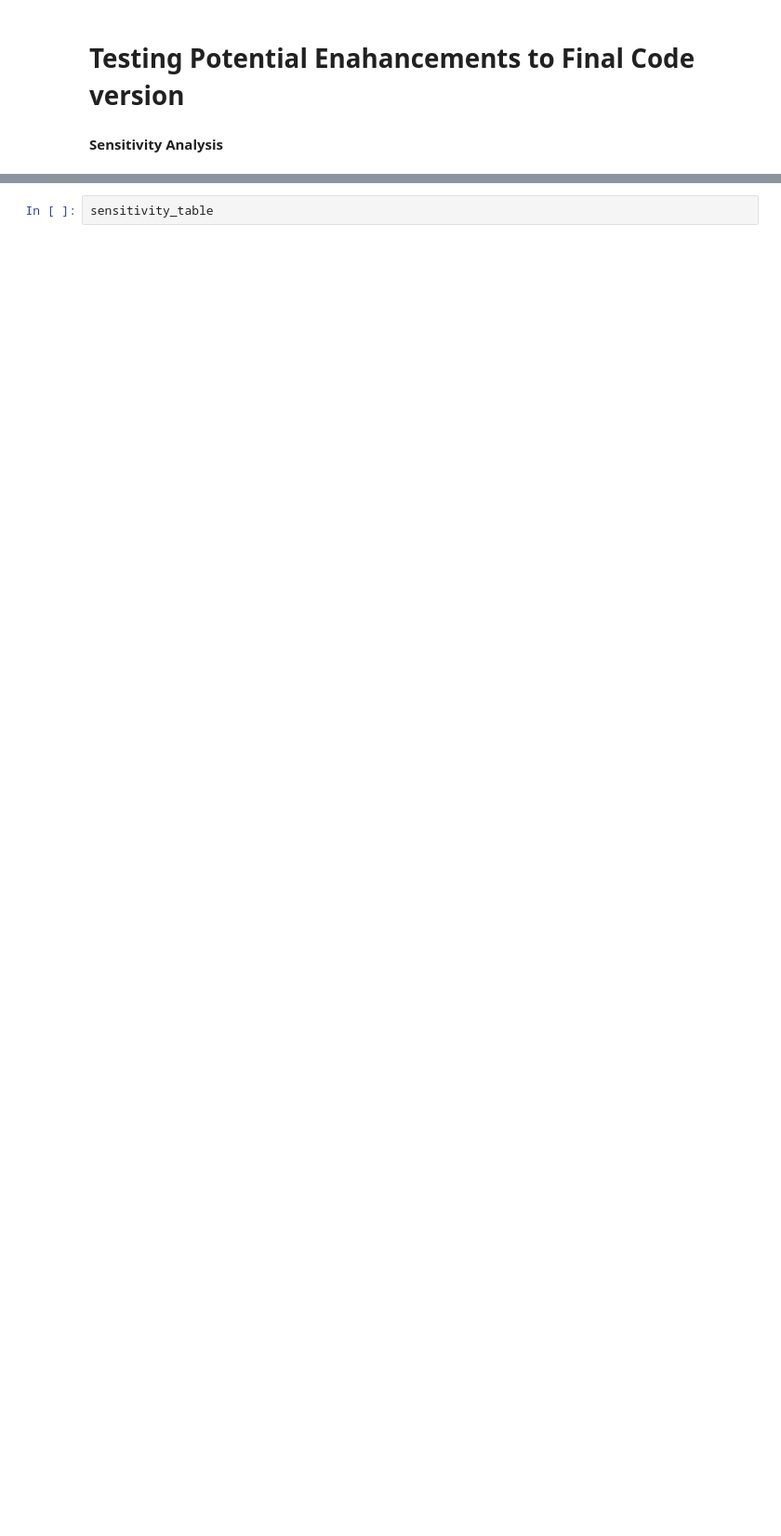
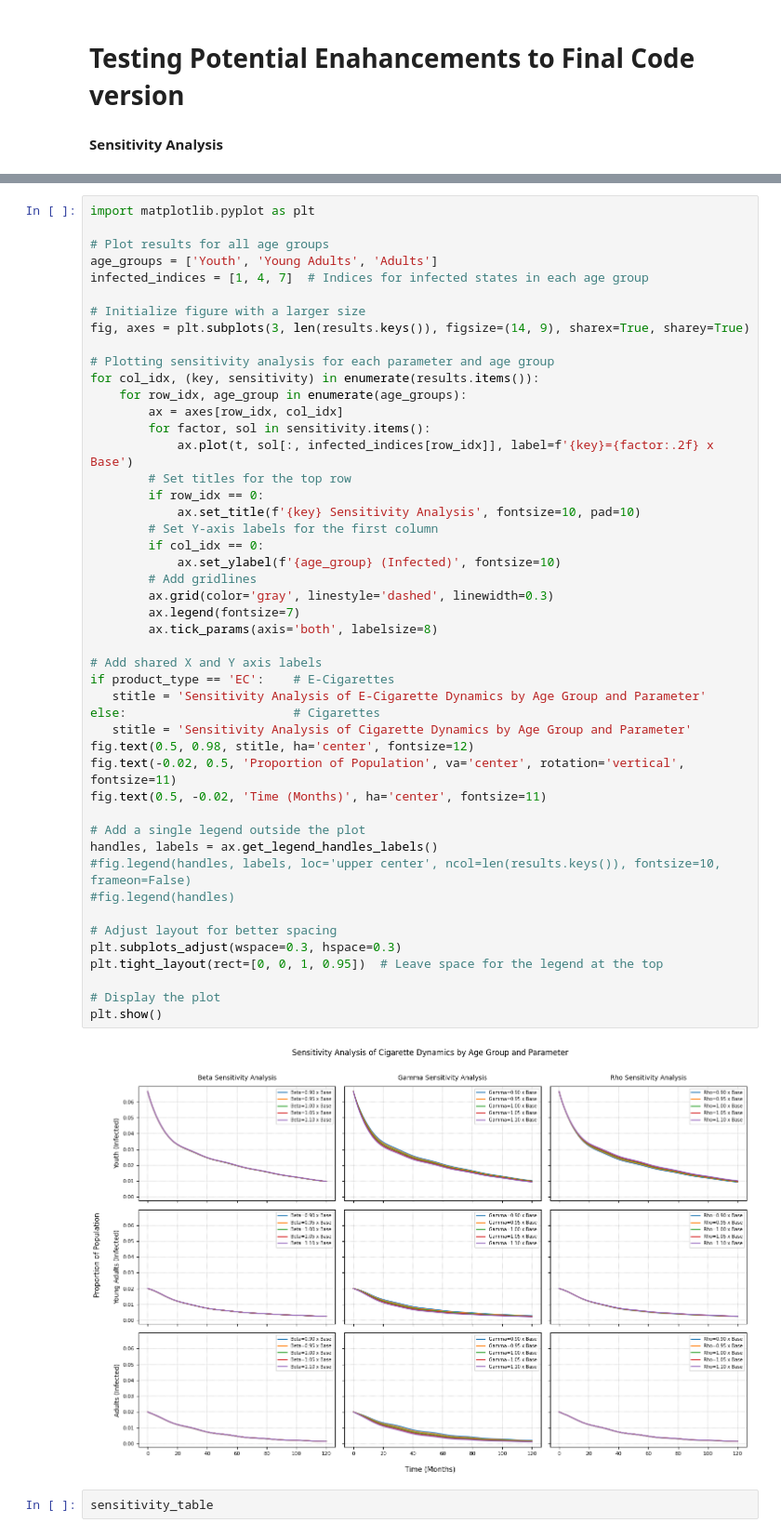
Before and after one commit to revak18/nicotine_use_mathmodel, a Jupyter notebook: NicotineUse_SIR_DDE_Model.ipynb, the cells around one changed output, grey strips where cells are left out. Shown at 93% size. Drawn from its saved outputs; the diff is of its cells as text; blank space fills up the shorter version.

```diff
--- a/NicotineUse_SIR_DDE_Model.ipynb
+++ b/NicotineUse_SIR_DDE_Model.ipynb
@@ -840,3 +859,52 @@ sensitivity_table = pd.DataFrame(rows, columns=columns)
+# %%
+import matplotlib.pyplot as plt
+
+# Plot results for all age groups
+age_groups = ['Youth', 'Young Adults', 'Adults']
+infected_indices = [1, 4, 7]  # Indices for infected states in each age group
+
+# Initialize figure with a larger size
+fig, axes = plt.subplots(3, len(results.keys()), figsize=(14, 9), sharex=True, sharey=True)
+
+# Plotting sensitivity analysis for each parameter and age group
+for col_idx, (key, sensitivity) in enumerate(results.items()):
+    for row_idx, age_group in enumerate(age_groups):
+        ax = axes[row_idx, col_idx]
+        for factor, sol in sensitivity.items():
+            ax.plot(t, sol[:, infected_indices[row_idx]], label=f'{key}={factor:.2f} x Base')
+        # Set titles for the top row
+        if row_idx == 0:
+            ax.set_title(f'{key} Sensitivity Analysis', fontsize=10, pad=10)
+        # Set Y-axis labels for the first column
+        if col_idx == 0:
+            ax.set_ylabel(f'{age_group} (Infected)', fontsize=10)
+        # Add gridlines
+        ax.grid(color='gray', linestyle='dashed', linewidth=0.3)
+        ax.legend(fontsize=7)
+        ax.tick_params(axis='both', labelsize=8)
+
+# Add shared X and Y axis labels
+if product_type == 'EC':    # E-Cigarettes
+   stitle = 'Sensitivity Analysis of E-Cigarette Dynamics by Age Group and Parameter'
+else:                       # Cigarettes
+   stitle = 'Sensitivity Analysis of Cigarette Dynamics by Age Group and Parameter'
+fig.text(0.5, 0.98, stitle, ha='center', fontsize=12)
+fig.text(-0.02, 0.5, 'Proportion of Population', va='center', rotation='vertical', fontsize=11)
+fig.text(0.5, -0.02, 'Time (Months)', ha='center', fontsize=11)
+
+# Add a single legend outside the plot
+handles, labels = ax.get_legend_handles_labels()
+#fig.legend(handles, labels, loc='upper center', ncol=len(results.keys()), fontsize=10, frameon=False)
+#fig.legend(handles)
+
+# Adjust layout for better spacing
+plt.subplots_adjust(wspace=0.3, hspace=0.3)
+plt.tight_layout(rect=[0, 0, 1, 0.95])  # Leave space for the legend at the top
+
+# Display the plot
+plt.show()
+# %% [output]
+[figure, added]
 # %%
 sensitivity_table
 # %% [output]
```
Also changed, not shown: parts of 10 cells of this notebook.
